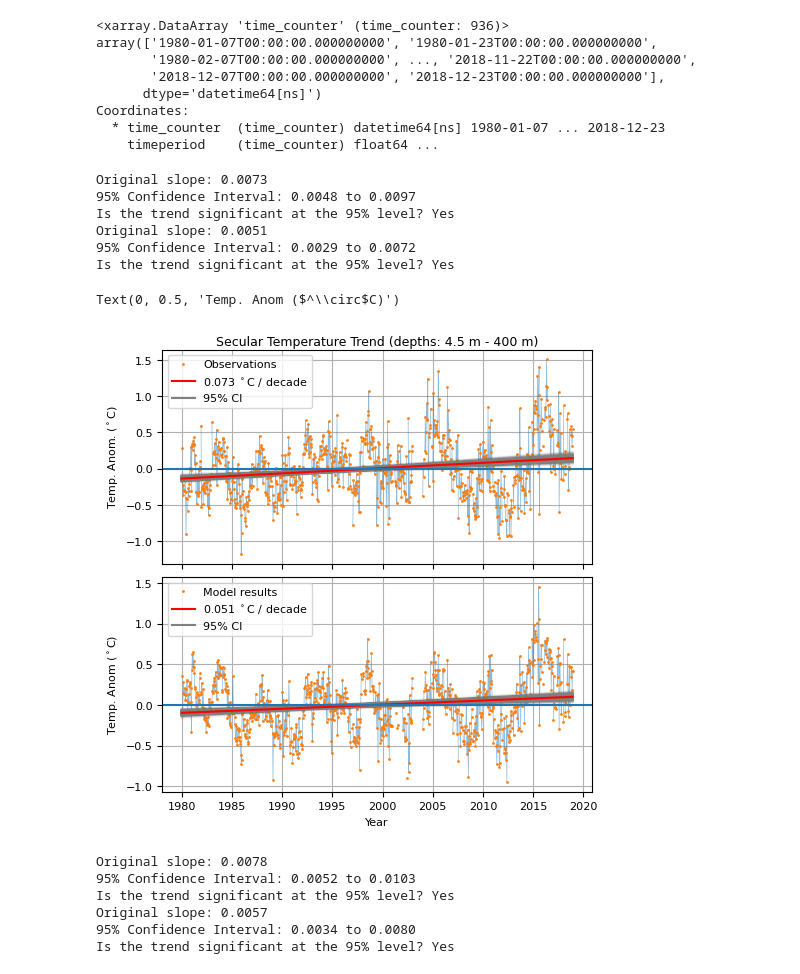
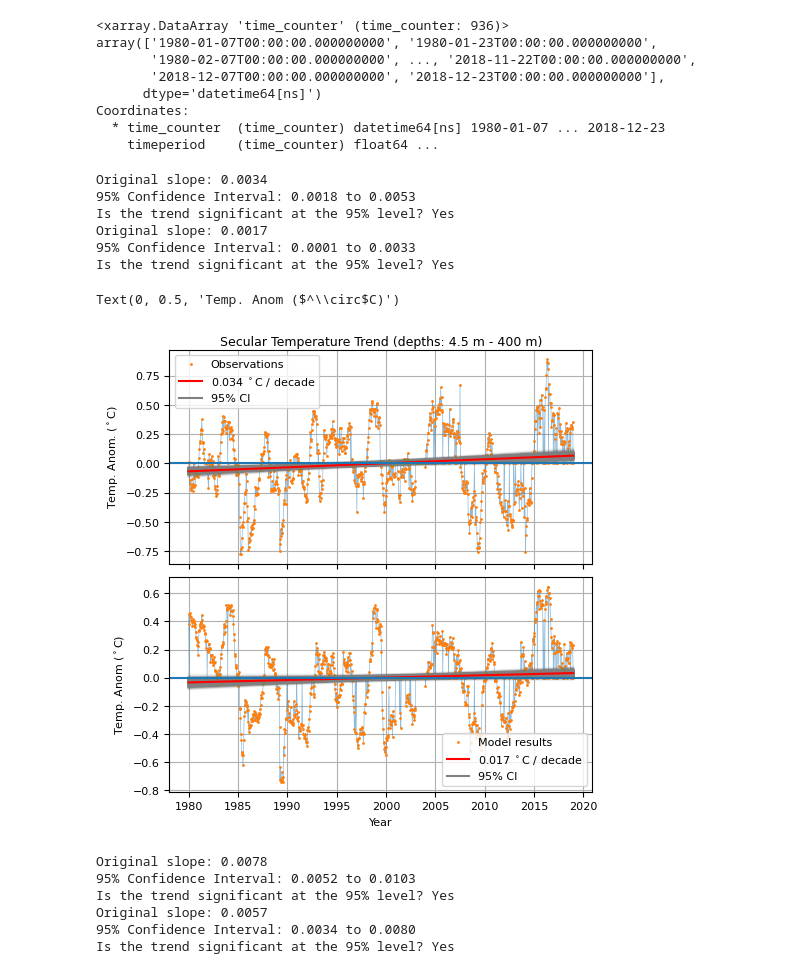
Before and after one commit to goldford/NEMO-Salish-Sea-1500, a Jupyter notebook: code/Analysis - Bootstrapped Trend, Nanoose Stn.ipynb, the cells around one changed output. Saved outputs shown, nothing was run; the diff lists cells and outputs as text; code cells hidden in the pictures.

Commit message:
several changes to check and correct depth averaging

```diff
--- a/code/Analysis - Bootstrapped Trend, Nanoose Stn.ipynb
+++ b/code/Analysis - Bootstrapped Trend, Nanoose Stn.ipynb
@@ -28,0 +115,4 @@ from scipy import interpolate
+# %%
+weights_newshape = depth_weights[:, np.newaxis]
+weighted_mean = np.nansum((obs_gt4mtemp * weights_newshape),axis=0)
+weighted_mean
@@ -262,8 +328,11 @@ def compute_slope_GO(x,y):
     return m, c
 
 def get_bootstrapped_CI(n_iter, ts, ts_time):
-    values = ts.values[~np.isnan(ts.values)]
-    time = ts_time[~np.isnan(ts.values)]
+
+#     ts = ts.values
+    values = ts[~np.isnan(ts)]
+
+    time = ts_time[~np.isnan(ts)]
     # Fit linear regression to the original data
     # regression = LinearRegression()
     # regression.fit(time.reshape(-1, 1), values)
@@ -297,13 +366,15 @@ fig, axs = plt.subplots(2,1, figsize=(5*fact, 5*fact), facecolor='w', edgecolor=
 axs = axs.ravel()
 # fig.tight_layout(pad=0.1)
 
+# obs_gt4mtemp = obs_gt4mtemp.values # if
+
 # top10mtemp.plot(ax = axs[0], color = 'k', linewidth = 0.5, alpha = 0.5)
 # axs[0].axhline(y=0)
 tyr = np.arange(1980,2019,(1/24))
-axs[0].plot(tyr,obs_gt4mtemp.values,linewidth = 0.5, alpha = 0.5)
+axs[0].plot(tyr,obs_gt4mtemp,linewidth = 0.5, alpha = 0.5)
 
-x = tyr[~np.isnan(obs_gt4mtemp.values)]
-y = obs_gt4mtemp.values[~np.isnan(obs_gt4mtemp.values)]
+x = tyr[~np.isnan(obs_gt4mtemp)]
+y = obs_gt4mtemp[~np.isnan(obs_gt4mtemp)]
 # A = np.vstack([x, np.ones(len(x))]).T
 # m, c = np.linalg.lstsq(A, y, rcond=None)[0] # old way
 axs[0].plot(x, y, '.', label='Observations', markersize=2)
@@ -330,10 +401,10 @@ for i in range(n_iterations):
 axs[0].plot(x, orig_slope*x + orig_bias, 'r', label=f'{round(orig_slope*10,3)} $^\circ$C / decade')
 
 
-axs[1].plot(tyr,mod_gt4mtemp.values,linewidth = 0.5, alpha = 0.5)
+axs[1].plot(tyr,mod_gt4mtemp,linewidth = 0.5, alpha = 0.5)
 
-x = tyr[~np.isnan(mod_gt4mtemp.values)]
-y = mod_gt4mtemp.values[~np.isnan(mod_gt4mtemp.values)]
+x = tyr[~np.isnan(mod_gt4mtemp)]
+y = mod_gt4mtemp[~np.isnan(mod_gt4mtemp)]
 axs[1].plot(x, y, '.', label='Model results', markersize=2)
 
 # bootstrap analysis
@@ -359,38 +430,38 @@ axs[1].plot(x, orig_slope*x + orig_bias, 'r', label=f'{round(orig_slope*10,3)} $
 
 # reorder legend
 plt.sca(axs[0])
 handles, labels = plt.gca().get_legend_handles_labels()
 order = [0,2,1]
 axs[0].legend([handles[idx] for idx in order],[labels[idx] for idx in order], loc = 'best',fontsize=8)
 axs[0].axhline(y=0)
 axs[0].grid()
 
 # reorder legend
 plt.sca(axs[1])
 handles, labels = plt.gca().get_legend_handles_labels()
 order = [0,2,1]
 axs[1].legend([handles[idx] for idx in order],[labels[idx] for idx in order], loc = 'best',fontsize=8)
 axs[1].axhline(y=0)
 axs[1].grid()
 
 axs[0].set_title('Secular Temperature Trend (depths: 4.5 m - 400 m)', fontsize=9, pad=3)
 axs[0].set_xlabel('')
 axs[0].tick_params(axis='x', labelbottom=False)
 axs[0].tick_params(axis='y', labelsize=8)
 axs[1].tick_params(axis='x', labelbottom=True, labelsize=8)
 axs[1].tick_params(axis='y', labelsize=8)
 axs[1].set_xlabel('Year', fontsize=8)
 axs[0].set_ylabel('Temp. Anom. ($^\circ$C)', fontsize=8)
 axs[1].set_ylabel('Temp. Anom ($^\circ$C)', fontsize=8)
 # %% [output]
-Original slope: 0.0073
-95% Confidence Interval: 0.0048 to 0.0097
+Original slope: 0.0034
+95% Confidence Interval: 0.0018 to 0.0053
 Is the trend significant at the 95% level? Yes
-Original slope: 0.0051
-95% Confidence Interval: 0.0029 to 0.0072
+Original slope: 0.0017
+95% Confidence Interval: 0.0001 to 0.0033
 Is the trend significant at the 95% level? Yes
 Text(0, 0.5, 'Temp. Anom ($^\\circ$C)')
-[figure, old version]
+[figure, new version]
 # %%
 fact = 1
 
```
Also changed, not shown: parts of 5 cells of this notebook, 1 other file.
